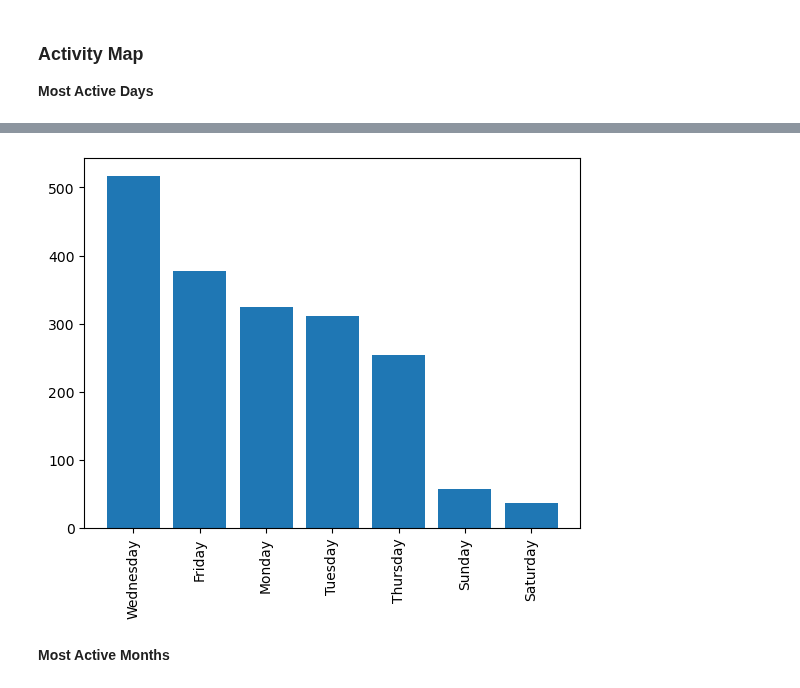
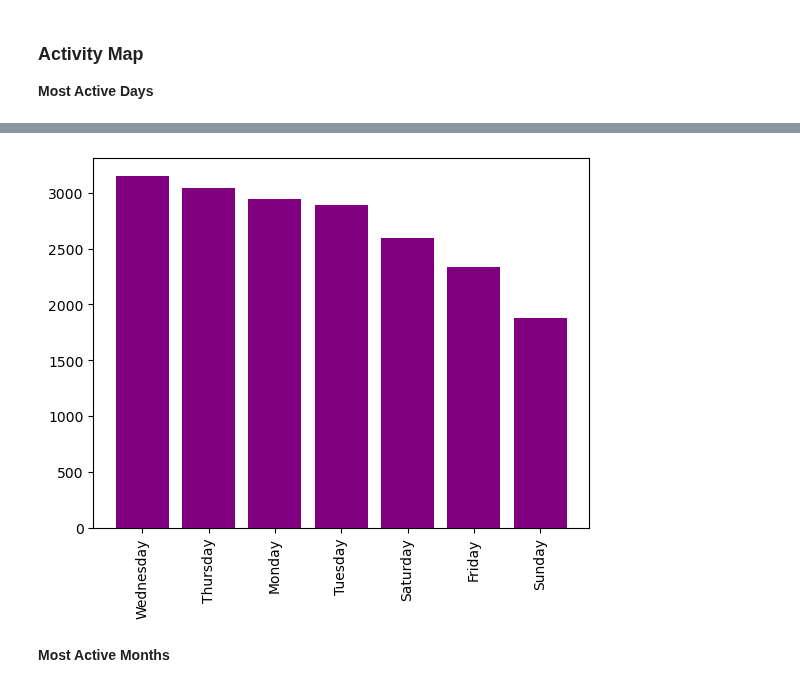
Before and after one commit to lawalsegun2025/whatsapp_chat_analyzer, a Jupyter notebook: whatsapp_chat_analysis.ipynb, the cells around one changed output, grey strips where cells are left out. Drawn from its saved outputs; the diff is of its cells as text; code cells hidden in the pictures.

```diff
--- a/whatsapp_chat_analysis.ipynb
+++ b/whatsapp_chat_analysis.ipynb
@@ -76,2 +106,3 @@ We will now import the text file which contains the whatsapp group chat in read
 # %%
-# rawToDf("whatsapp_chat_data.txt", "24hr")
+df = rawToDf("whatsapp_chat_automobile.txt", "12hr")
+df.head()
@@ -211,10 +202,10 @@ def get_date_and_time(string):
 
 Now we have separated the messages and the time, let's create a dataframe with two columns for messages and date/time.
 # %%
-df = pd.DataFrame({"user_messages": messages,
-                   "message_date": dates})
+# df = pd.DataFrame({"user_messages": messages,
+#                    "message_date": dates})
 
-# Apply the function that separates the time from the date
-df["message_date"] = df["message_date"].apply(lambda text: get_date_and_time(text))
+# # Apply the function that separates the time from the date
+# df["message_date"] = df["message_date"].apply(lambda text: get_date_and_time(text))
 
-df.head()
+# df.head()
@@ -228,5 +212,5 @@ df.head()
 # %%
-# Let's rename the "message_date" solumn to "date"
-df.rename(columns={"message_date": "date"}, inplace=True)
+# # Let's rename the "message_date" solumn to "date"
+# df.rename(columns={"message_date": "date"}, inplace=True)
 
-df.head()
+# df.head()
@@ -311,7 +262,7 @@ df.head()
 # %%
-# Drop and rename columns
-df = df.drop(columns=["user_messages"])
-df = df[["message", "date", "User"]]
-df = df.rename(columns={"message": "Message",
-                   "date": "Date"})
-df.head()
+# # Drop and rename columns
+# df = df.drop(columns=["user_messages"])
+# df = df[["message", "date", "User"]]
+# df = df.rename(columns={"message": "Message",
+#                    "date": "Date"})
+# df.head()
@@ -746,6 +676,6 @@ Saturday      37
 Name: Day_name, dtype: int64
 # %%
 # Plot the graph of messages per day
-plt.bar(active_days.index, active_days.values)
+plt.bar(active_days.index, active_days.values, color="purple")
 plt.xticks(rotation="vertical");
 # %% [output]
@@ -754,4 +682,4 @@ plt.xticks(rotation="vertical");
-[figure, old version]
+[figure, new version]
 # %% [markdown]
 **Most Active Months**
 # %%
```
Also changed, not shown: parts of 52 cells of this notebook, 2 other files.
